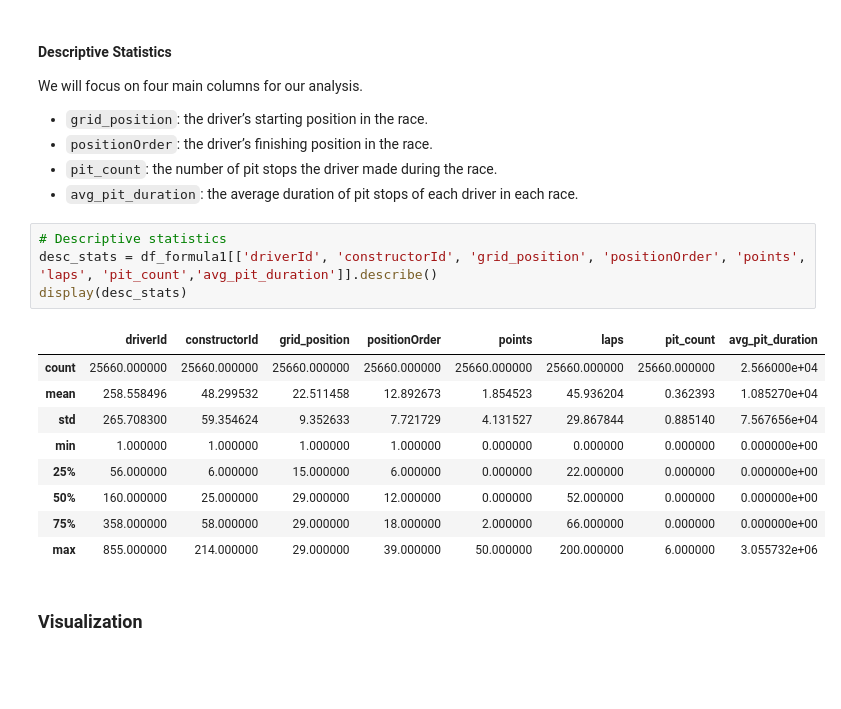
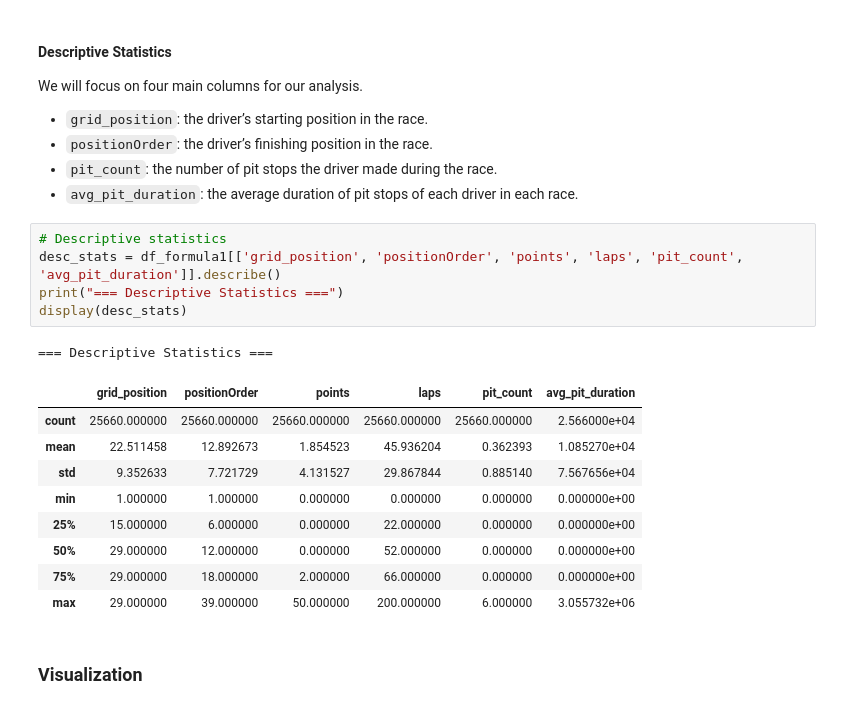
Before and after one commit to joycheng88/qtm151fall2025, a Jupyter notebook: Final Project/Final_Project.ipynb, the cells around one changed output. Cells and saved outputs as stored; diff of their text form; blank space fills up the shorter version.

```diff
--- a/Final Project/Final_Project.ipynb
+++ b/Final Project/Final_Project.ipynb
@@ -167,18 +165,20 @@ We will focus on four main columns for our analysis.
 - `avg_pit_duration`: the average duration of pit stops of each driver in each race.
 # %%
 # Descriptive statistics
-desc_stats = df_formula1[['driverId', 'constructorId', 'grid_position', 'positionOrder', 'points', 'laps', 'pit_count','avg_pit_duration']].describe()
+desc_stats = df_formula1[['grid_position', 'positionOrder', 'points', 'laps', 'pit_count', 'avg_pit_duration']].describe()
+print("=== Descriptive Statistics ===")
 display(desc_stats)
 # %% [output]
+=== Descriptive Statistics ===
-|  | driverId | constructorId | grid_position | positionOrder | points | laps | pit_count | avg_pit_duration |
-| count | 25660.000000 | 25660.000000 | 25660.000000 | 25660.000000 | 25660.000000 | 25660.000000 | 25660.000000 | 2.566000e+04 |
-| mean | 258.558496 | 48.299532 | 22.511458 | 12.892673 | 1.854523 | 45.936204 | 0.362393 | 1.085270e+04 |
-| std | 265.708300 | 59.354624 | 9.352633 | 7.721729 | 4.131527 | 29.867844 | 0.885140 | 7.567656e+04 |
-| min | 1.000000 | 1.000000 | 1.000000 | 1.000000 | 0.000000 | 0.000000 | 0.000000 | 0.000000e+00 |
-| 25% | 56.000000 | 6.000000 | 15.000000 | 6.000000 | 0.000000 | 22.000000 | 0.000000 | 0.000000e+00 |
-| 50% | 160.000000 | 25.000000 | 29.000000 | 12.000000 | 0.000000 | 52.000000 | 0.000000 | 0.000000e+00 |
-| 75% | 358.000000 | 58.000000 | 29.000000 | 18.000000 | 2.000000 | 66.000000 | 0.000000 | 0.000000e+00 |
-| max | 855.000000 | 214.000000 | 29.000000 | 39.000000 | 50.000000 | 200.000000 | 6.000000 | 3.055732e+06 |
+|  | grid_position | positionOrder | points | laps | pit_count | avg_pit_duration |
+| count | 25660.000000 | 25660.000000 | 25660.000000 | 25660.000000 | 25660.000000 | 2.566000e+04 |
+| mean | 22.511458 | 12.892673 | 1.854523 | 45.936204 | 0.362393 | 1.085270e+04 |
+| std | 9.352633 | 7.721729 | 4.131527 | 29.867844 | 0.885140 | 7.567656e+04 |
+| min | 1.000000 | 1.000000 | 0.000000 | 0.000000 | 0.000000 | 0.000000e+00 |
+| 25% | 15.000000 | 6.000000 | 0.000000 | 22.000000 | 0.000000 | 0.000000e+00 |
+| 50% | 29.000000 | 12.000000 | 0.000000 | 52.000000 | 0.000000 | 0.000000e+00 |
+| 75% | 29.000000 | 18.000000 | 2.000000 | 66.000000 | 0.000000 | 0.000000e+00 |
+| max | 29.000000 | 39.000000 | 50.000000 | 200.000000 | 6.000000 | 3.055732e+06 |
 # %% [markdown]
 ### Visualization
 # %%
```
Also changed, not shown: parts of 17 cells of this notebook.
